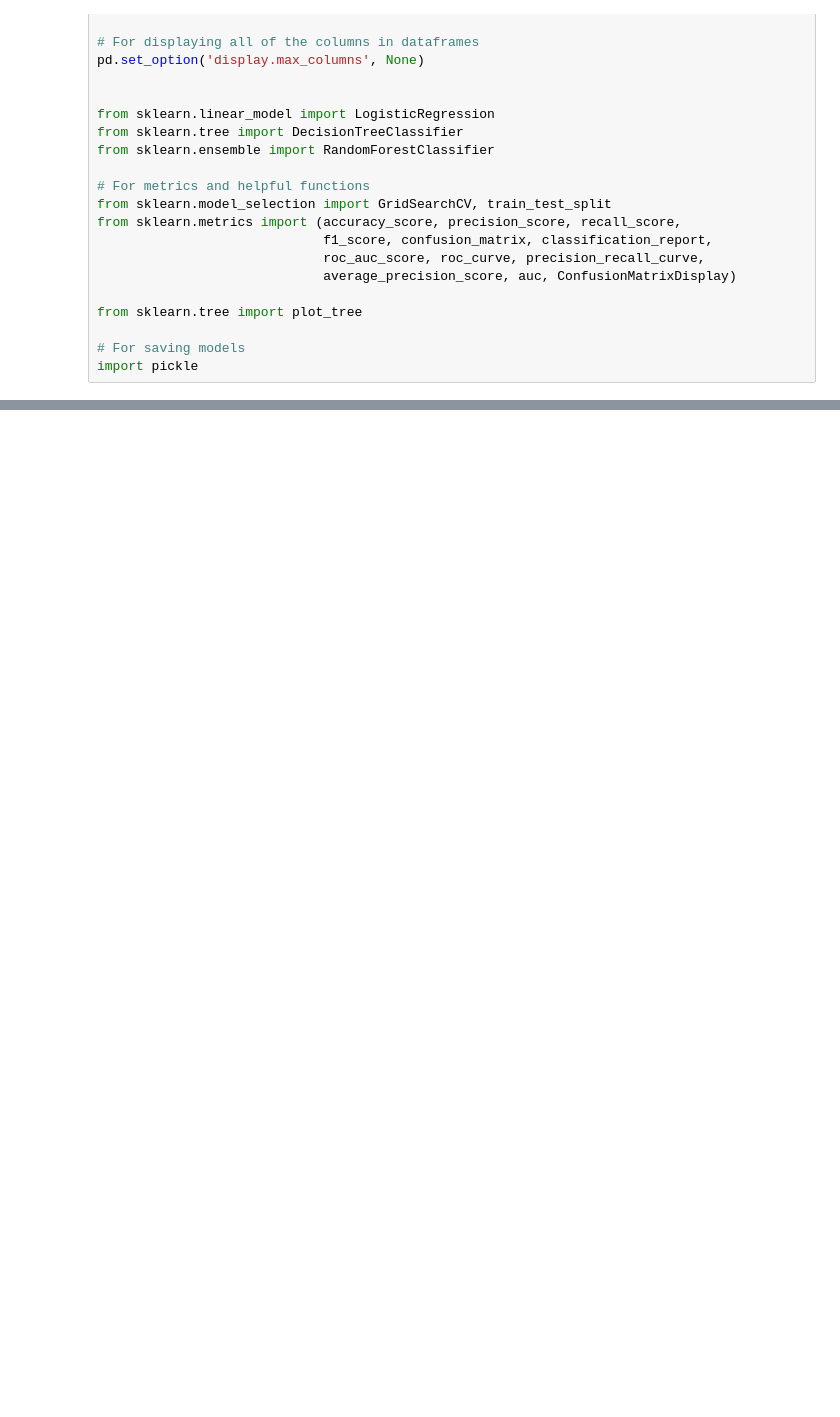
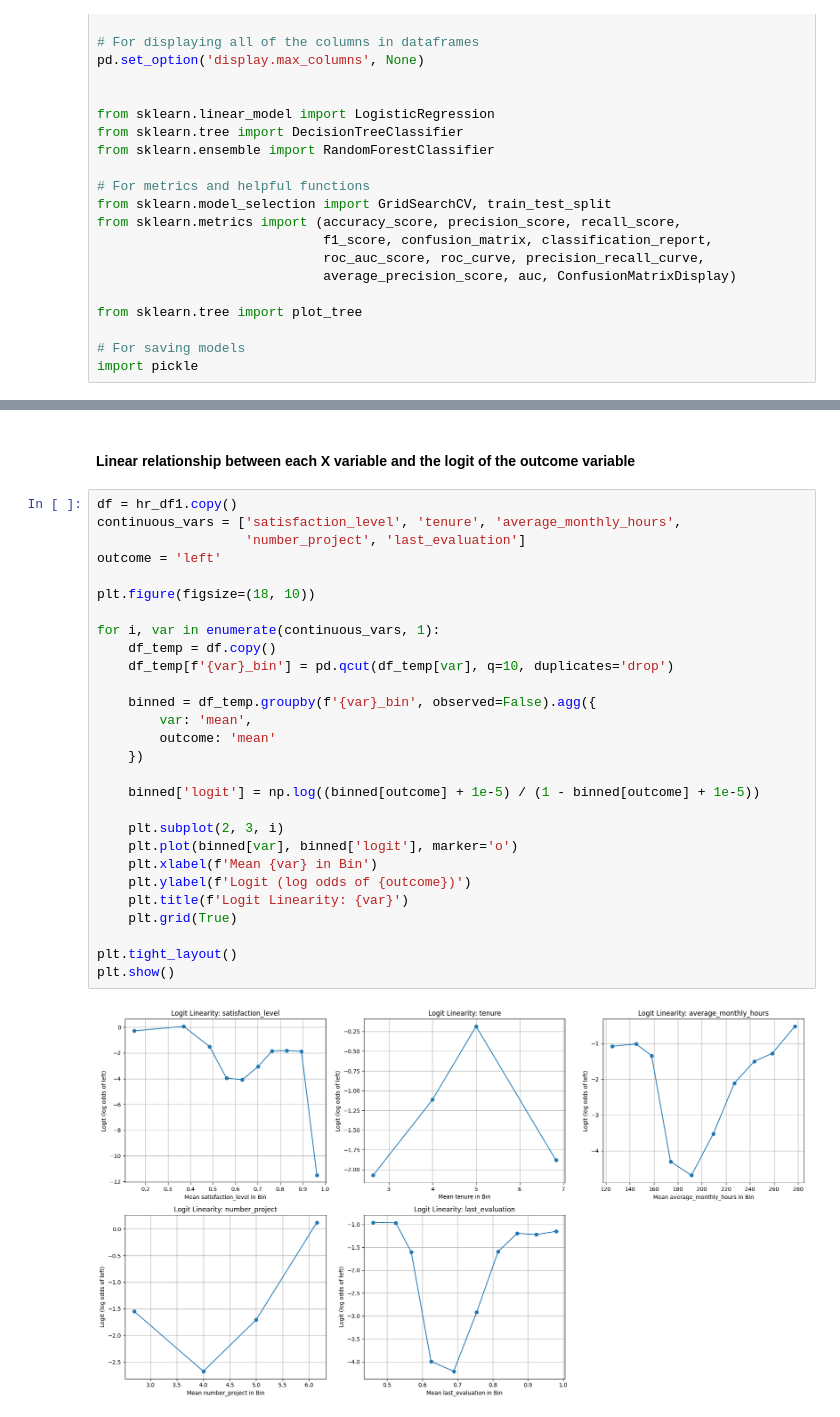
Before and after one commit to Cyberoctane29/Salifort-Motors-Predicting-Employee-Turnover-and-Improving-Retention, a Jupyter notebook: Project Parts/Salifort_Motors_Turnover_Part2_Construct_and_Execute_Includes_Modeling.ipynb, the cells around one changed output, grey strips where cells are left out. Cells and saved outputs as stored; diff of their text form; blank space fills up the shorter version.

```diff
--- a/Project Parts/Salifort_Motors_Turnover_Part2_Construct_and_Execute_Includes_Modeling.ipynb
+++ b/Project Parts/Salifort_Motors_Turnover_Part2_Construct_and_Execute_Includes_Modeling.ipynb
@@ -82,0 +326,32 @@ import pickle
+# %% [markdown]
+#### **Linear relationship between each X variable and the logit of the outcome variable**
+# %%
+df = hr_df1.copy()
+continuous_vars = ['satisfaction_level', 'tenure', 'average_monthly_hours',
+                   'number_project', 'last_evaluation']
+outcome = 'left'
+
+plt.figure(figsize=(18, 10))
+
+for i, var in enumerate(continuous_vars, 1):
+    df_temp = df.copy()
+    df_temp[f'{var}_bin'] = pd.qcut(df_temp[var], q=10, duplicates='drop')
+
+    binned = df_temp.groupby(f'{var}_bin', observed=False).agg({
+        var: 'mean',
+        outcome: 'mean'
+    })
+
+    binned['logit'] = np.log((binned[outcome] + 1e-5) / (1 - binned[outcome] + 1e-5))
+
+    plt.subplot(2, 3, i)
+    plt.plot(binned[var], binned['logit'], marker='o')
+    plt.xlabel(f'Mean {var} in Bin')
+    plt.ylabel(f'Logit (log odds of {outcome})')
+    plt.title(f'Logit Linearity: {var}')
+    plt.grid(True)
+
+plt.tight_layout()
+plt.show()
+# %% [output]
+[figure, added]
```
Also changed, not shown: parts of 158 cells of this notebook, 6 other files.
